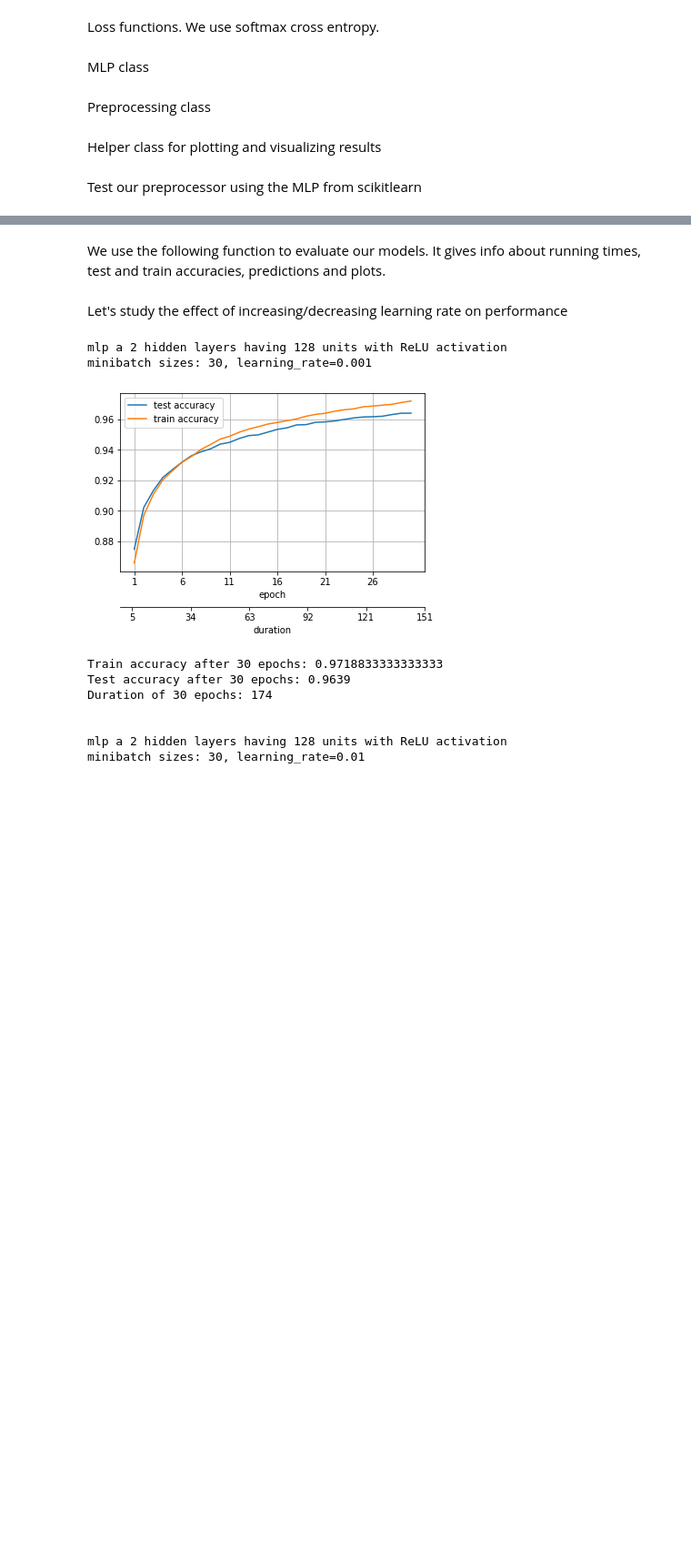
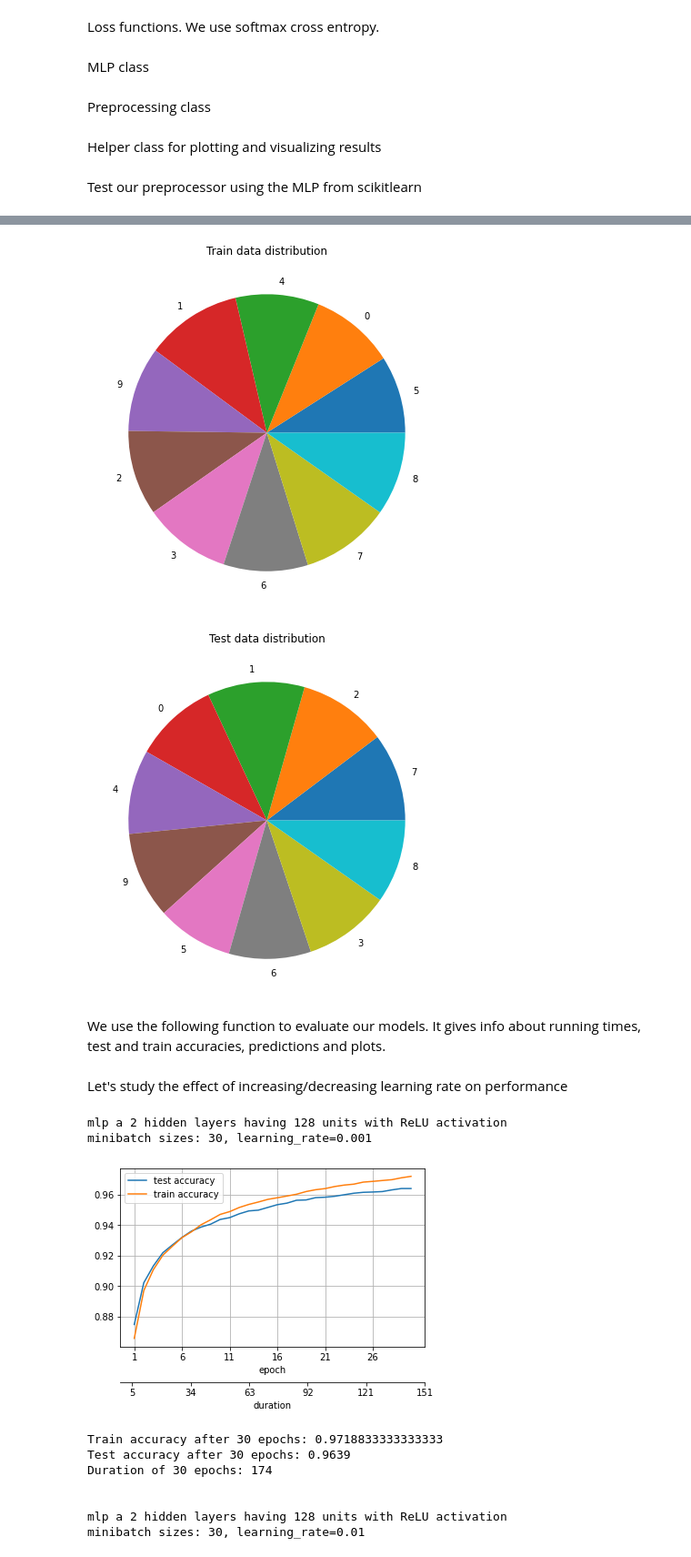
Before and after one commit to YazdanZ/MNIST-MLP-Handwritten_Digit_Classification, a Jupyter notebook: src/COMP551_Project3.ipynb, the cells around one changed output, grey strips where cells are left out. Shown at 91% size. Saved outputs shown, nothing was run; the diff lists cells and outputs as text; code cells hidden in the pictures; blank space fills up the shorter version.

```diff
--- a/src/MiniProject3.ipynb
+++ b/src/COMP551_Project3.ipynb
@@ -316,30 +335,19 @@ Helper class for plotting and visualizing results
 # %%
 import seaborn as sns
 from sklearn.metrics import confusion_matrix
+from collections import Counter
 
 
-class visualization:
-    def __init__(self, x_train, y_train, x_test, y_test):
-        self.x_train = x_train
-        self.y_train = y_train
-        self.x_test = x_test
-        self.y_test = y_test
-
-    def image_show(self):
-        plt.imshow(self.x_train[0, :, :, 0])
-        plt.colorbar()
-        plt.show()
-
-    def digits_distribution(self):
-        x = [{i: np.random.randint(1, 5)} for i in range(10)]
-        my_colors = [(x / 10.0, x / 20.0, 0.75) for x in range(10)]
-        _ = (
-            pd.DataFrame(self.y_train)
-            .value_counts()
-            .plot(kind="bar", stacked=True, color=my_colors)
-        )
-        plt.show()
-
+def plot_class_distrib(data, title):
+    counts = Counter(data)
+    fig = plt.figure(figsize=(10, 7))
+    plt.pie(
+        [float(v) for v in counts.values()],
+        labels=[int(k) for k in counts],
+        autopct=None,
+    )
+    plt.title(title)
+    plt.show()
 
 def plot_epoch_accuracy(accuracies_test, accuracies_train, durations, epoch_num):
     fig = plt.figure()
@@ -463,4 +470,10 @@ Preprocessing the MNIST dataset...
 Sklearn MLP with preprocessed images: 0.9714
+# %%
+plot_class_distrib(y_train, "Train data distribution")
+plot_class_distrib(y_test, "Test data distribution")
+# %% [output]
+[figure, added]
+[figure, added]
 # %% [markdown]
 We use the following function to evaluate our models.
 It gives info about running times, test and train accuracies, predictions and plots.
```
Also changed, not shown: parts of 2 cells of this notebook, 3 other files.
